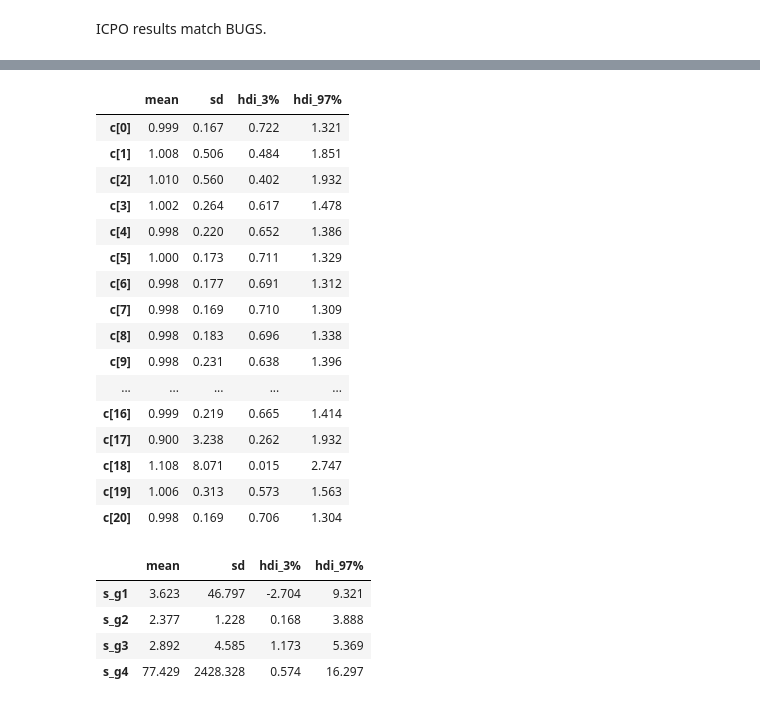
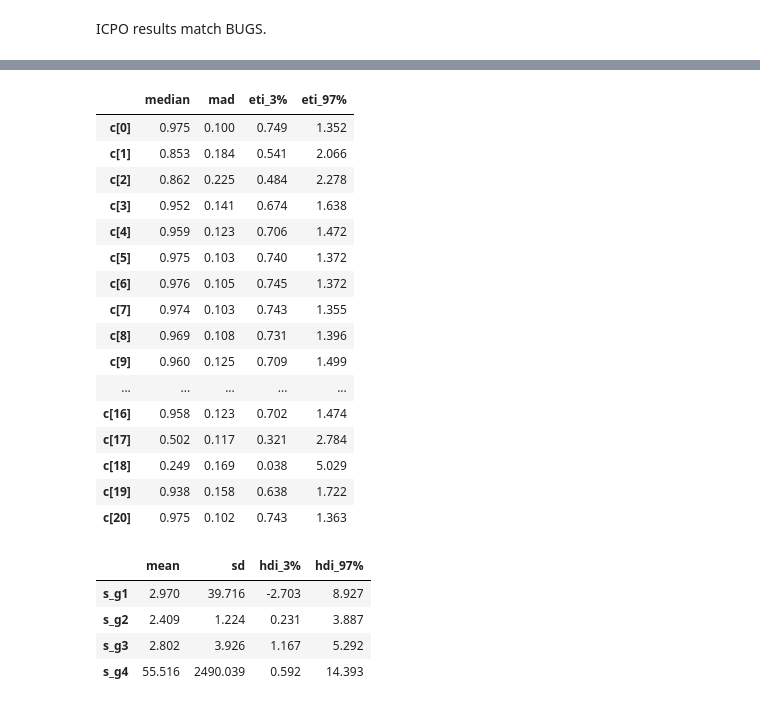
Before and after one commit to areding/6420-pymc, a Jupyter notebook: _sources/unit9/Unit9-gesell.ipynb, the cells around one changed output, grey strips where cells are left out. Cells and saved outputs as stored; diff of their text form; code cells hidden in the pictures.

```diff
--- a/_sources/unit9/Unit9-gesell.ipynb
+++ b/_sources/unit9/Unit9-gesell.ipynb
@@ -55,18 +52,14 @@ y = np.array(
 # %%
 with pm.Model() as model_a:
-    # couldn't get .001 working, answers are pretty close with .003
-    tau = pm.Gamma("tau", 1, 0.003)
+    tau = pm.Exponential("tau", 0.001)
     s2 = pm.Deterministic("s2", 1 / tau)
     b = pm.Normal("b", 0, tau=0.00001, shape=2)
 
     m = b[0] + b[1] * x
     r = y - m
-    f = pm.Deterministic(
-        "cpo", (tau / (2 * np.pi)) ** 0.5 * pm.math.exp(-0.5 * tau * r**2)
-    )
-    # what is the point of this when we want cpo anyways?
+    f = pm.math.sqrt(tau / (2 * np.pi)) * pm.math.exp(-0.5 * tau * r**2)
     icpo = pm.Deterministic("icpo", 1 / f)
     pm.Normal("likelihood", mu=m, tau=tau, observed=y)
 
-    trace = pm.sample(10000, target_accept=0.99)
+    trace = pm.sample(100000, target_accept=0.99)
 # %% [output]
@@ -152,31 +144,33 @@ Sampling 4 chains for 1_000 tune and 2_000 draw iterations (4_000 + 8_000 draws
 # %%
-az.summary(traceb, var_names="c", filter_vars="like", kind="stats")
+az.summary(
+    traceb, var_names="c", stat_focus="median", filter_vars="like", kind="stats"
+)
 # %% [output]
-|  | mean | sd | hdi_3% | hdi_97% |
-| c[0] | 0.999 | 0.167 | 0.722 | 1.321 |
-| c[1] | 1.008 | 0.506 | 0.484 | 1.851 |
-| c[2] | 1.010 | 0.560 | 0.402 | 1.932 |
-| c[3] | 1.002 | 0.264 | 0.617 | 1.478 |
-| c[4] | 0.998 | 0.220 | 0.652 | 1.386 |
-| c[5] | 1.000 | 0.173 | 0.711 | 1.329 |
-| c[6] | 0.998 | 0.177 | 0.691 | 1.312 |
-| c[7] | 0.998 | 0.169 | 0.710 | 1.309 |
-| c[8] | 0.998 | 0.183 | 0.696 | 1.338 |
-| c[9] | 0.998 | 0.231 | 0.638 | 1.396 |
+|  | median | mad | eti_3% | eti_97% |
+| c[0] | 0.975 | 0.100 | 0.749 | 1.352 |
+| c[1] | 0.853 | 0.184 | 0.541 | 2.066 |
+| c[2] | 0.862 | 0.225 | 0.484 | 2.278 |
+| c[3] | 0.952 | 0.141 | 0.674 | 1.638 |
+| c[4] | 0.959 | 0.123 | 0.706 | 1.472 |
+| c[5] | 0.975 | 0.103 | 0.740 | 1.372 |
+| c[6] | 0.976 | 0.105 | 0.745 | 1.372 |
+| c[7] | 0.974 | 0.103 | 0.743 | 1.355 |
+| c[8] | 0.969 | 0.108 | 0.731 | 1.396 |
+| c[9] | 0.960 | 0.125 | 0.709 | 1.499 |
 | ... | ... | ... | ... | ... |
-| c[16] | 0.999 | 0.219 | 0.665 | 1.414 |
-| c[17] | 0.900 | 3.238 | 0.262 | 1.932 |
-| c[18] | 1.108 | 8.071 | 0.015 | 2.747 |
-| c[19] | 1.006 | 0.313 | 0.573 | 1.563 |
-| c[20] | 0.998 | 0.169 | 0.706 | 1.304 |
+| c[16] | 0.958 | 0.123 | 0.702 | 1.474 |
+| c[17] | 0.502 | 0.117 | 0.321 | 2.784 |
+| c[18] | 0.249 | 0.169 | 0.038 | 5.029 |
+| c[19] | 0.938 | 0.158 | 0.638 | 1.722 |
+| c[20] | 0.975 | 0.102 | 0.743 | 1.363 |
 # %%
 az.summary(traceb, var_names="s_g", filter_vars="like", kind="stats")
 # %% [output]
 |  | mean | sd | hdi_3% | hdi_97% |
-| s_g1 | 3.623 | 46.797 | -2.704 | 9.321 |
-| s_g2 | 2.377 | 1.228 | 0.168 | 3.888 |
-| s_g3 | 2.892 | 4.585 | 1.173 | 5.369 |
-| s_g4 | 77.429 | 2428.328 | 0.574 | 16.297 |
+| s_g1 | 2.970 | 39.716 | -2.703 | 8.927 |
+| s_g2 | 2.409 | 1.224 | 0.231 | 3.887 |
+| s_g3 | 2.802 | 3.926 | 1.167 | 5.292 |
+| s_g4 | 55.516 | 2490.039 | 0.592 | 14.393 |
 # %%
 az.summary(traceb, var_names="g1", kind="stats")
 # %% [output]
```
Also changed, not shown: parts of 12 cells of this notebook, 3 other files.
